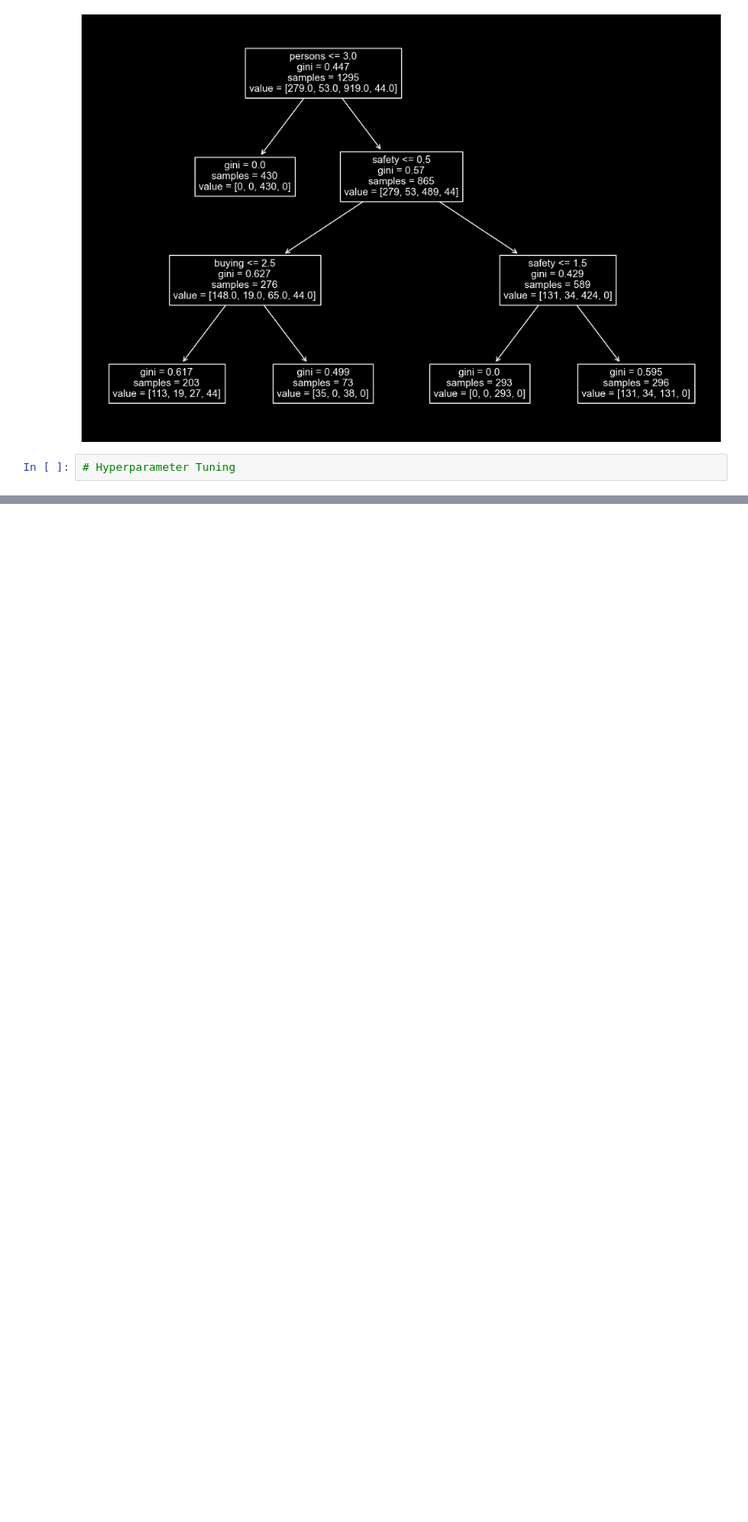
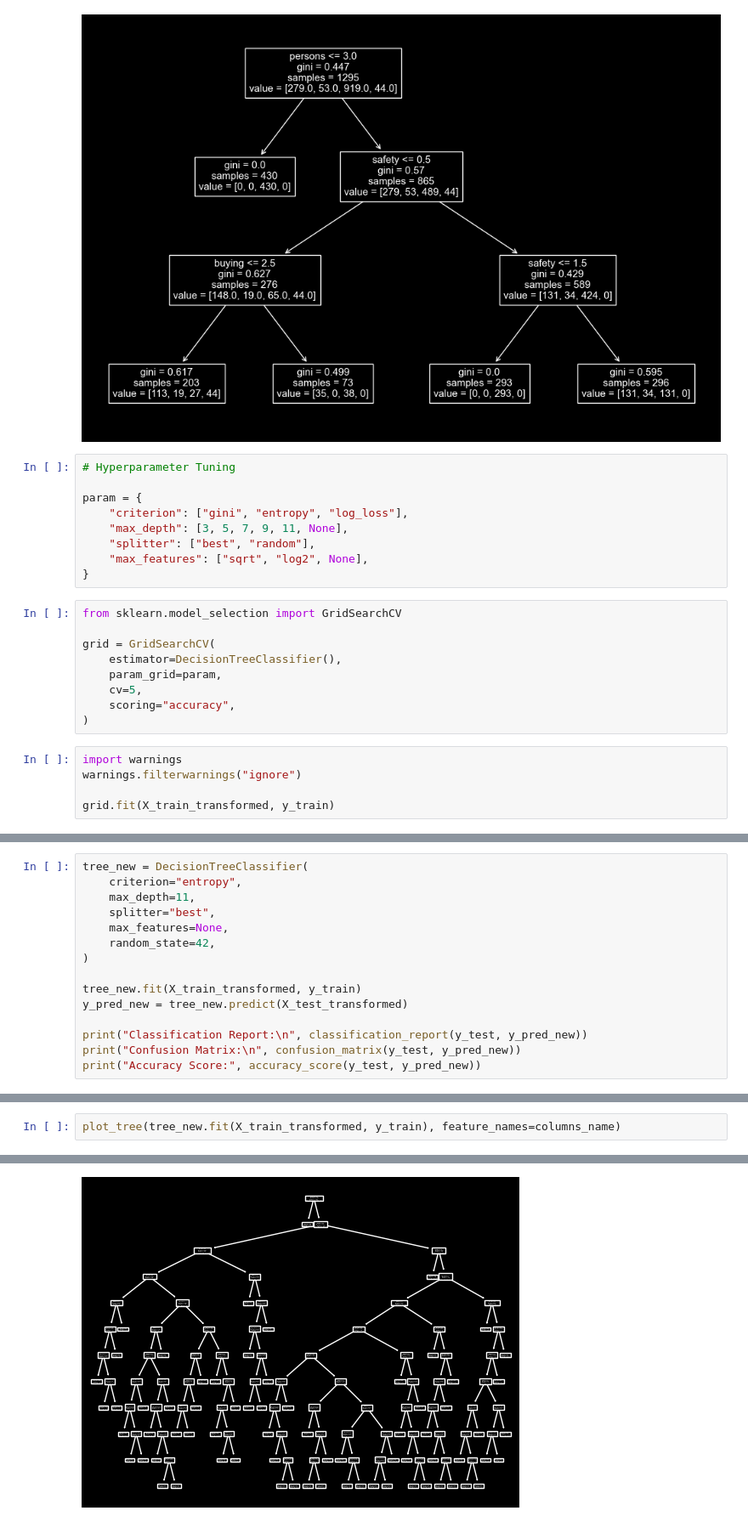
Before and after one commit to Ahmet-Ruchan/ML-Core, a Jupyter notebook: Core/Machine Learning/Supervised Learning/Classification/Decision Trees/Decision_Tree_Classifier.ipynb, the cells around one changed output, grey strips where cells are left out. Shown at 85% size. Cells and saved outputs as stored; diff of their text form; blank space fills up the shorter version.

```diff
--- a/Core/Machine Learning/Supervised Learning/Classification/Decision Trees/Decision_Tree_Classifier.ipynb
+++ b/Core/Machine Learning/Supervised Learning/Classification/Decision Trees/Decision_Tree_Classifier.ipynb
@@ -241,3 +241,24 @@ plot_tree(tree_model.fit(X_train_transformed, y_train), feature_names=columns_na
 [figure]
 # %%
 # Hyperparameter Tuning
+
+param = {
+    "criterion": ["gini", "entropy", "log_loss"],
+    "max_depth": [3, 5, 7, 9, 11, None],
+    "splitter": ["best", "random"],
+    "max_features": ["sqrt", "log2", None],
+}
+# %%
+from sklearn.model_selection import GridSearchCV
+
+grid = GridSearchCV(
+    estimator=DecisionTreeClassifier(),
+    param_grid=param,
+    cv=5,
+    scoring="accuracy",
+)
+# %%
+import warnings
+warnings.filterwarnings("ignore")
+
+grid.fit(X_train_transformed, y_train)
@@ -243,0 +304,15 @@ plot_tree(tree_model.fit(X_train_transformed, y_train), feature_names=columns_na
+# %%
+tree_new = DecisionTreeClassifier(
+    criterion="entropy",
+    max_depth=11,
+    splitter="best",
+    max_features=None,
+    random_state=42,
+)
+
+tree_new.fit(X_train_transformed, y_train)
+y_pred_new = tree_new.predict(X_test_transformed)
+
+print("Classification Report:\n", classification_report(y_test, y_pred_new))
+print("Confusion Matrix:\n", confusion_matrix(y_test, y_pred_new))
+print("Accuracy Score:", accuracy_score(y_test, y_pred_new))
@@ -243,0 +338,3 @@ plot_tree(tree_model.fit(X_train_transformed, y_train), feature_names=columns_na
+# %%
+plot_tree(tree_new.fit(X_train_transformed, y_train), feature_names=columns_name)
+# %% [output]
@@ -243,0 +358 @@ plot_tree(tree_model.fit(X_train_transformed, y_train), feature_names=columns_na
+[figure, added]
```
Also changed, not shown: parts of 5 cells of this notebook.
